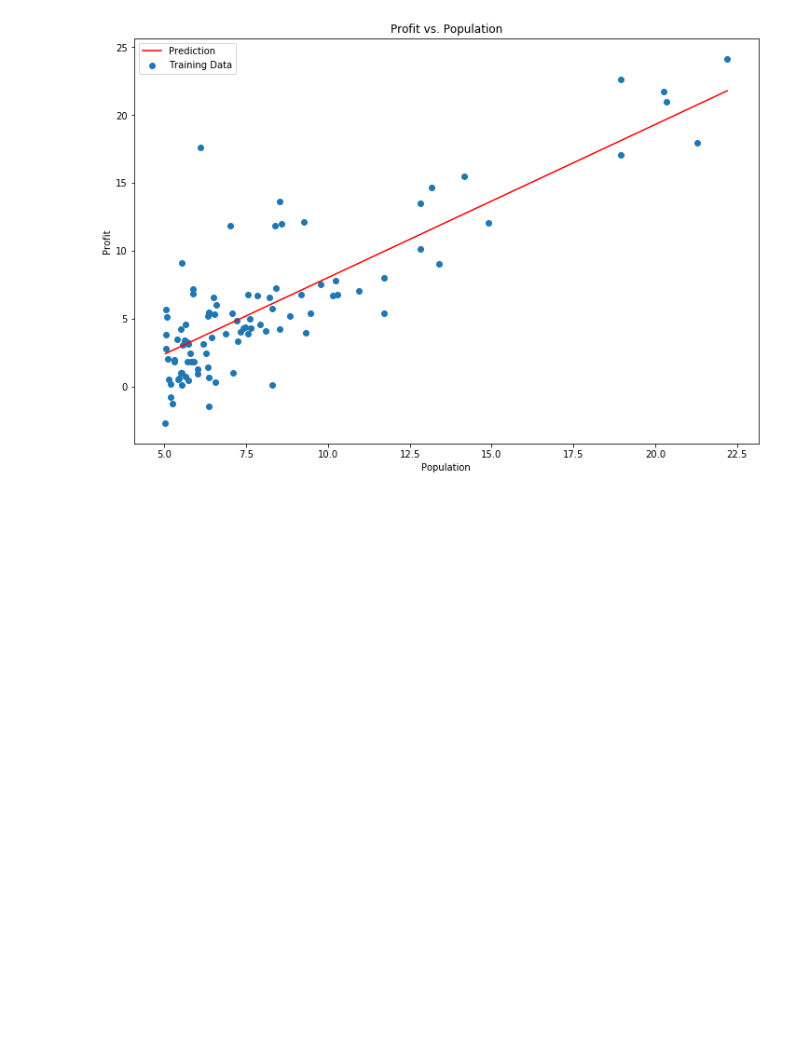
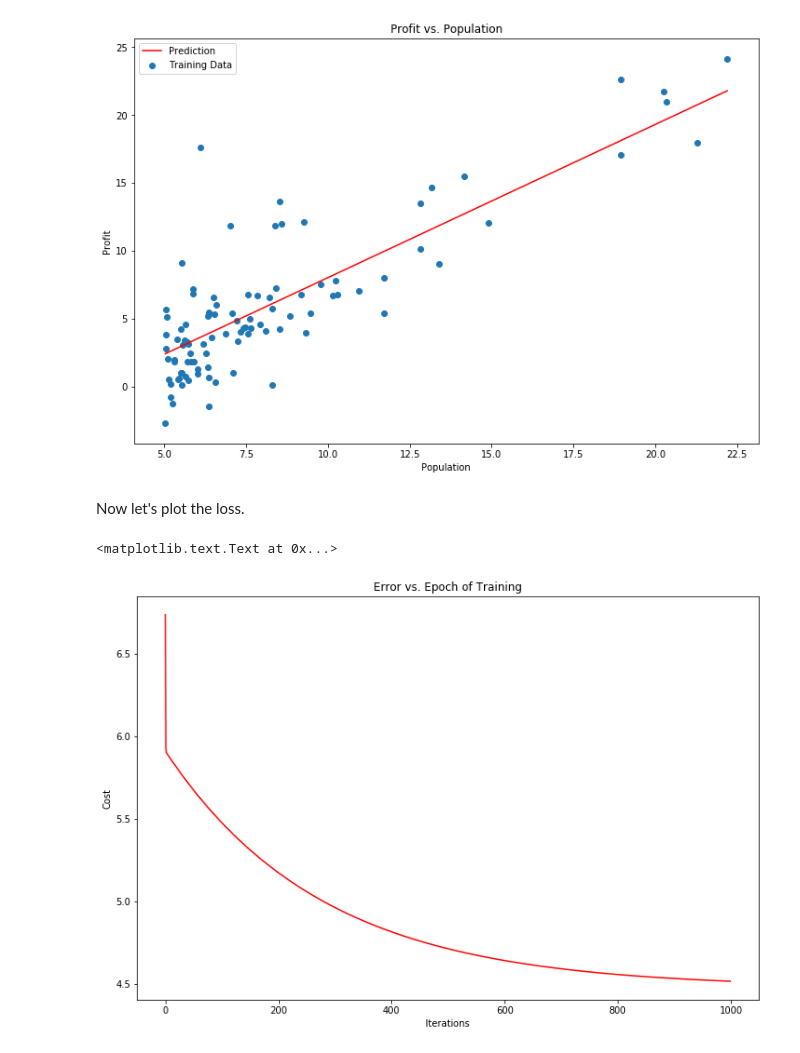
Before and after one commit to db7894/coursera-ml, a Jupyter notebook: ex1.ipynb, the cells around one changed output. Drawn from its saved outputs; the diff is of its cells as text; code cells hidden in the pictures; blank space fills up the shorter version.

Commit message:
graph error by epoch

```diff
--- a/ex1.ipynb
+++ b/ex1.ipynb
@@ -194,3 +194,14 @@ axis.set_title('Profit vs. Population')
 # %% [output]
 <matplotlib.text.Text at 0x...>
 [figure]
+# %% [markdown]
+Now let's plot the loss.
+# %%
+figure, axis = plt.subplots(figsize=(12,8))
+axis.plot(np.arange(iters), cost, 'r')
+axis.set_xlabel('Iterations')
+axis.set_ylabel('Cost')
+axis.set_title('Error vs. Epoch of Training')
+# %% [output]
+<matplotlib.text.Text at 0x...>
+[figure, added]
```
